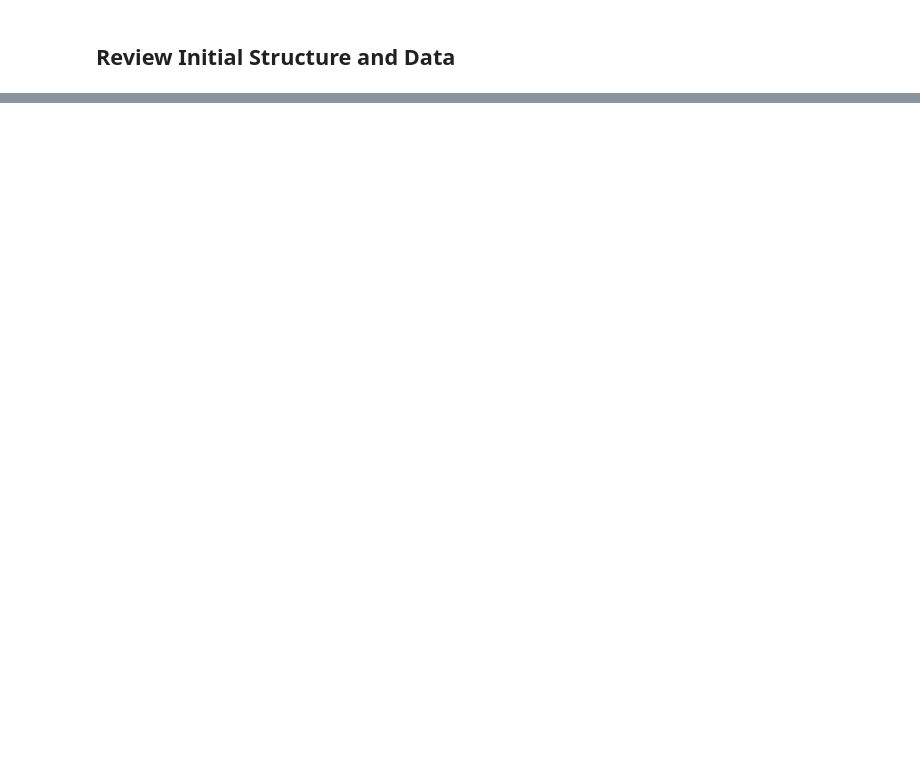
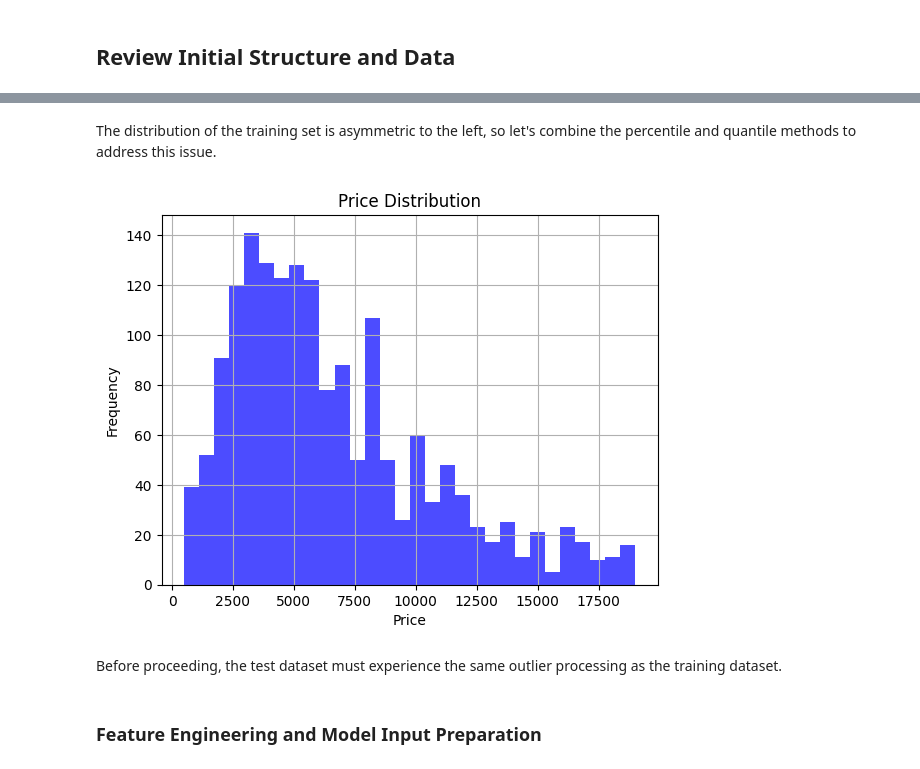
Before and after one commit to PepOrtinLopz/Kaggle, a Jupyter notebook: Kaggle.ipynb, the cells around one changed output, grey strips where cells are left out. Saved outputs shown, nothing was run; the diff lists cells and outputs as text; code cells hidden in the pictures; blank space fills up the shorter version.

```diff
--- a/Kaggle.ipynb
+++ b/Kaggle.ipynb
@@ -589,0 +414,25 @@ Also we decided to use a specific type of cross-validation called RepeatedKFold.
+# %% [markdown]
+The distribution of the training set is asymmetric to the left, so let's combine the percentile and quantile methods to address this issue.
+# %%
+lower_percentile = train['price'].quantile(0.02)
+upper_percentile = train['price'].quantile(0.98)
+
+train = train[(train['price'] >= lower_percentile) & (train['price'] <= upper_percentile)]
+
+Q1=train['price'].quantile(0.25)
+Q3=train['price'].quantile(0.75)
+IQR=Q3-Q1
+lower_bound=Q1-1.5*IQR
+upper_bound=Q3+1.5*IQR
+
+train = train[(train['price'] >= lower_bound) & (train['price'] <= upper_bound)]
+
+train['price'].hist(bins=30, color='blue', alpha=0.7)
+plt.title('Price Distribution')
+plt.xlabel('Price')
+plt.ylabel('Frequency')
+plt.show()
+# %% [output]
+[figure, added]
+# %% [markdown]
+Before proceeding, the test dataset must experience the same outlier processing as the training dataset.
@@ -589,0 +442,2 @@ Also we decided to use a specific type of cross-validation called RepeatedKFold.
+# %% [markdown]
+### Feature Engineering and Model Input Preparation
```
Also changed, not shown: parts of 86 cells of this notebook.
